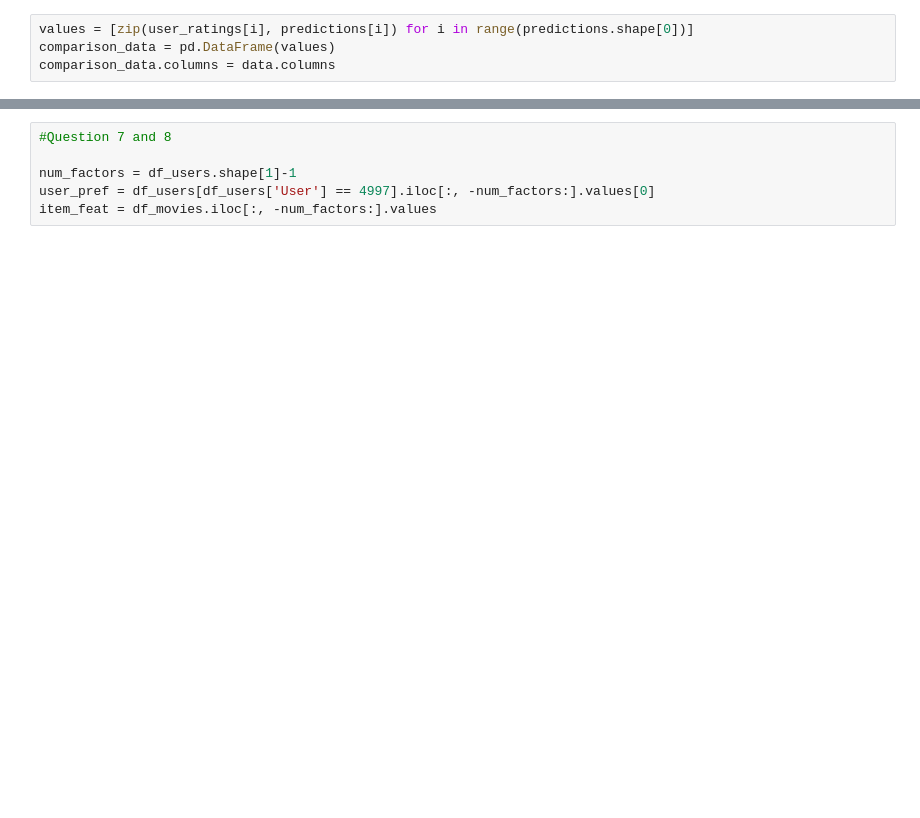
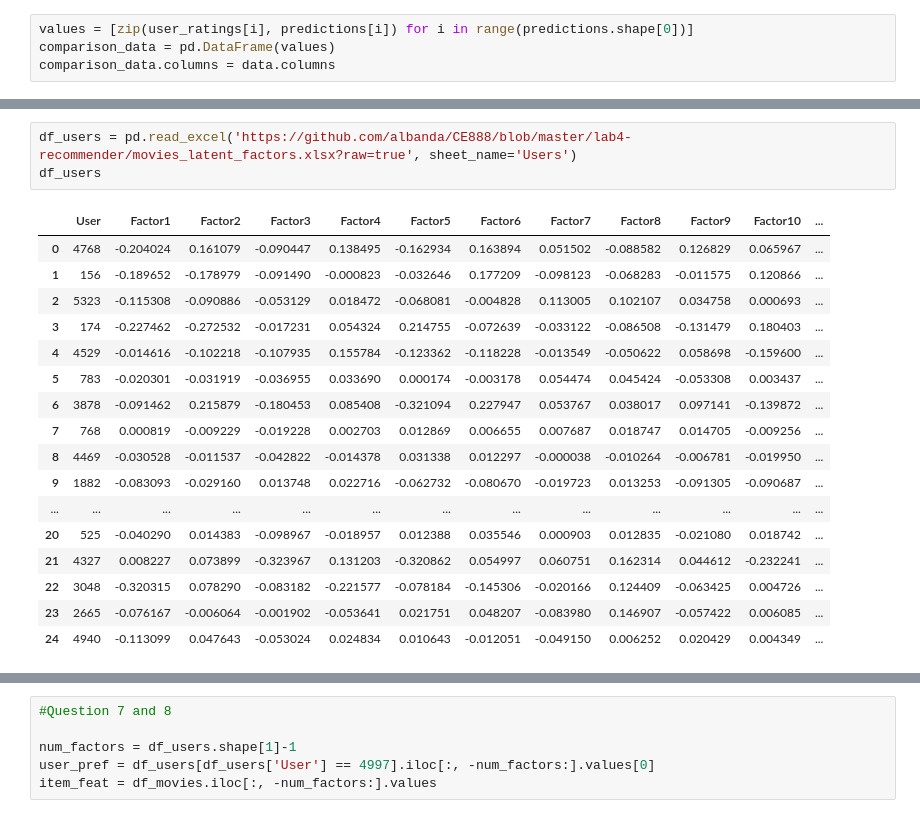
Before and after one commit to AliRizvi14/CE888, a Jupyter notebook: lab6/recommended_system.ipynb, the cells around one changed output, grey strips where cells are left out. Drawn from its saved outputs; the diff is of its cells as text; blank space fills up the shorter version.

```diff
--- a/lab6/recommended_system.ipynb
+++ b/lab6/recommended_system.ipynb
@@ -259,0 +288,21 @@ comparison_data
+# %%
+df_users = pd.read_excel('https://github.com/albanda/CE888/blob/master/lab4-recommender/movies_latent_factors.xlsx?raw=true', sheet_name='Users')
+df_users
+# %% [output]
+|  | User | Factor1 | Factor2 | Factor3 | Factor4 | Factor5 | Factor6 | Factor7 | Factor8 | Factor9 | Factor10 | ... |
+| 0 | 4768 | -0.204024 | 0.161079 | -0.090447 | 0.138495 | -0.162934 | 0.163894 | 0.051502 | -0.088582 | 0.126829 | 0.065967 | ... |
+| 1 | 156 | -0.189652 | -0.178979 | -0.091490 | -0.000823 | -0.032646 | 0.177209 | -0.098123 | -0.068283 | -0.011575 | 0.120866 | ... |
+| 2 | 5323 | -0.115308 | -0.090886 | -0.053129 | 0.018472 | -0.068081 | -0.004828 | 0.113005 | 0.102107 | 0.034758 | 0.000693 | ... |
+| 3 | 174 | -0.227462 | -0.272532 | -0.017231 | 0.054324 | 0.214755 | -0.072639 | -0.033122 | -0.086508 | -0.131479 | 0.180403 | ... |
+| 4 | 4529 | -0.014616 | -0.102218 | -0.107935 | 0.155784 | -0.123362 | -0.118228 | -0.013549 | -0.050622 | 0.058698 | -0.159600 | ... |
+| 5 | 783 | -0.020301 | -0.031919 | -0.036955 | 0.033690 | 0.000174 | -0.003178 | 0.054474 | 0.045424 | -0.053308 | 0.003437 | ... |
+| 6 | 3878 | -0.091462 | 0.215879 | -0.180453 | 0.085408 | -0.321094 | 0.227947 | 0.053767 | 0.038017 | 0.097141 | -0.139872 | ... |
+| 7 | 768 | 0.000819 | -0.009229 | -0.019228 | 0.002703 | 0.012869 | 0.006655 | 0.007687 | 0.018747 | 0.014705 | -0.009256 | ... |
+| 8 | 4469 | -0.030528 | -0.011537 | -0.042822 | -0.014378 | 0.031338 | 0.012297 | -0.000038 | -0.010264 | -0.006781 | -0.019950 | ... |
+| 9 | 1882 | -0.083093 | -0.029160 | 0.013748 | 0.022716 | -0.062732 | -0.080670 | -0.019723 | 0.013253 | -0.091305 | -0.090687 | ... |
+| ... | ... | ... | ... | ... | ... | ... | ... | ... | ... | ... | ... | ... |
+| 20 | 525 | -0.040290 | 0.014383 | -0.098967 | -0.018957 | 0.012388 | 0.035546 | 0.000903 | 0.012835 | -0.021080 | 0.018742 | ... |
+| 21 | 4327 | 0.008227 | 0.073899 | -0.323967 | 0.131203 | -0.320862 | 0.054997 | 0.060751 | 0.162314 | 0.044612 | -0.232241 | ... |
+| 22 | 3048 | -0.320315 | 0.078290 | -0.083182 | -0.221577 | -0.078184 | -0.145306 | -0.020166 | 0.124409 | -0.063425 | 0.004726 | ... |
+| 23 | 2665 | -0.076167 | -0.006064 | -0.001902 | -0.053641 | 0.021751 | 0.048207 | -0.083980 | 0.146907 | -0.057422 | 0.006085 | ... |
+| 24 | 4940 | -0.113099 | 0.047643 | -0.053024 | 0.024834 | 0.010643 | -0.012051 | -0.049150 | 0.006252 | 0.020429 | 0.004349 | ... |
```
Also changed, not shown: parts of 32 cells of this notebook.
